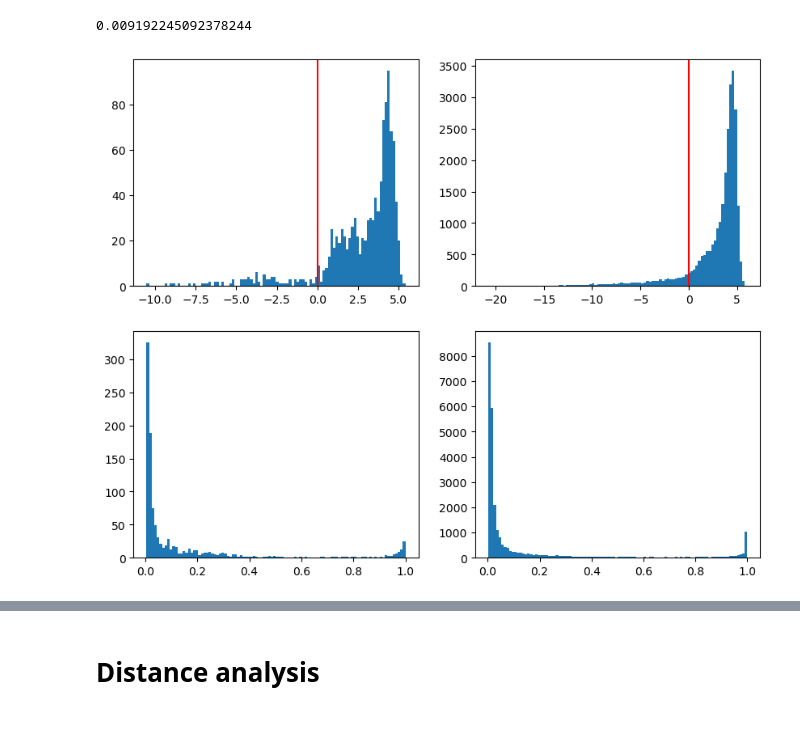
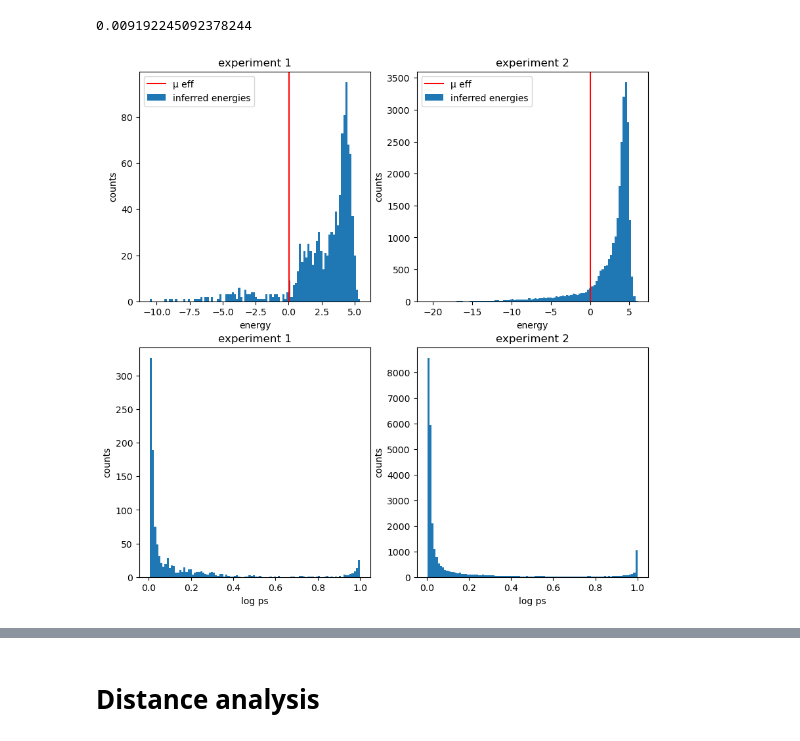
Before and after one commit to matteodeleonardis/unsupervised_aav2, a Jupyter notebook: analysis/experiment1.ipynb, the cells around one changed output, grey strips where cells are left out. Cells and saved outputs as stored; diff of their text form; code cells hidden in the pictures.

```diff
--- a/analysis/experiment1.ipynb
+++ b/analysis/experiment1.ipynb
@@ -224,18 +224,35 @@ PyObject <matplotlib.legend.Legend object at 0x...>
 ### Choosing the threshold in an unsupervised manner
 # %%
 energies_exp1 = energies(data_experiment1.sequences, model_pt.states[2])
-energies_exp2 = energies(data_experiment2.sequences[:,:,data_experiment2.counts[:,1].> 100], model_pt.states[2]);
+energies_exp2 = energies(data_experiment2.sequences[:,:,data_experiment2.counts[:,1].>= 100], model_pt.states[2]);
 # %%
 μeff = model_pt.μ[2,1] - model_pt.μ[1,1]
 # %% [output]
 0.009192245092378244
 # %%
-fig, ax = subplots(2,2, figsize=(10,8))
+fig, ax = subplots(2,2, figsize=(10,10))
 ax[1,1].axvline(μeff, color="red")
 ax[1,1].hist(energies_exp1, bins=100)
+ax[1,1].set_xlabel("energy")
+ax[1,1].set_ylabel("counts")
+ax[1,1].set_title("experiment 1")
+ax[1,1].legend(["μ eff", "inferred energies"])
+
 ax[1,2].axvline(μeff, color="red")
 ax[1,2].hist(energies_exp2, bins=100)
+ax[1,2].set_xlabel("energy")
+ax[1,2].set_ylabel("counts")
+ax[1,2].set_title("experiment 2")
+ax[1,2].legend(["μ eff", "inferred energies"])
+
 ax[2,1].hist(exp.(ls_experiment1), bins=100)
-ax[2,2].hist(exp.(ls_experiment2_filtered), bins=100);
+ax[2,1].set_xlabel("log ps")
+ax[2,1].set_ylabel("counts")
+ax[2,1].set_title("experiment 1")
+
+ax[2,2].hist(exp.(ls_experiment2_filtered), bins=100)
+ax[2,2].set_xlabel("log ps")
+ax[2,2].set_ylabel("counts")
+ax[2,2].set_title("experiment 2");
 # %% [output]
-[figure, old version]
+[figure, new version]
```
Also changed, not shown: parts of 8 cells of this notebook, 1 other file.
